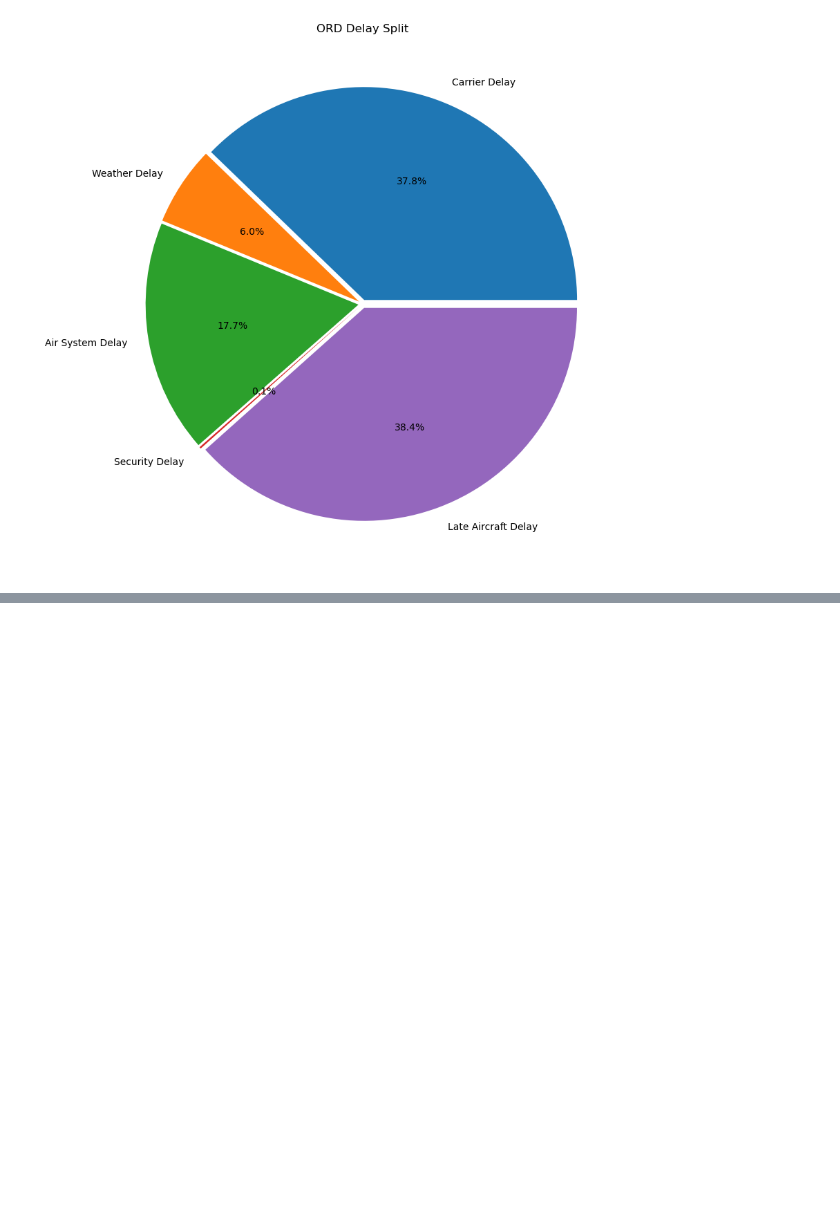
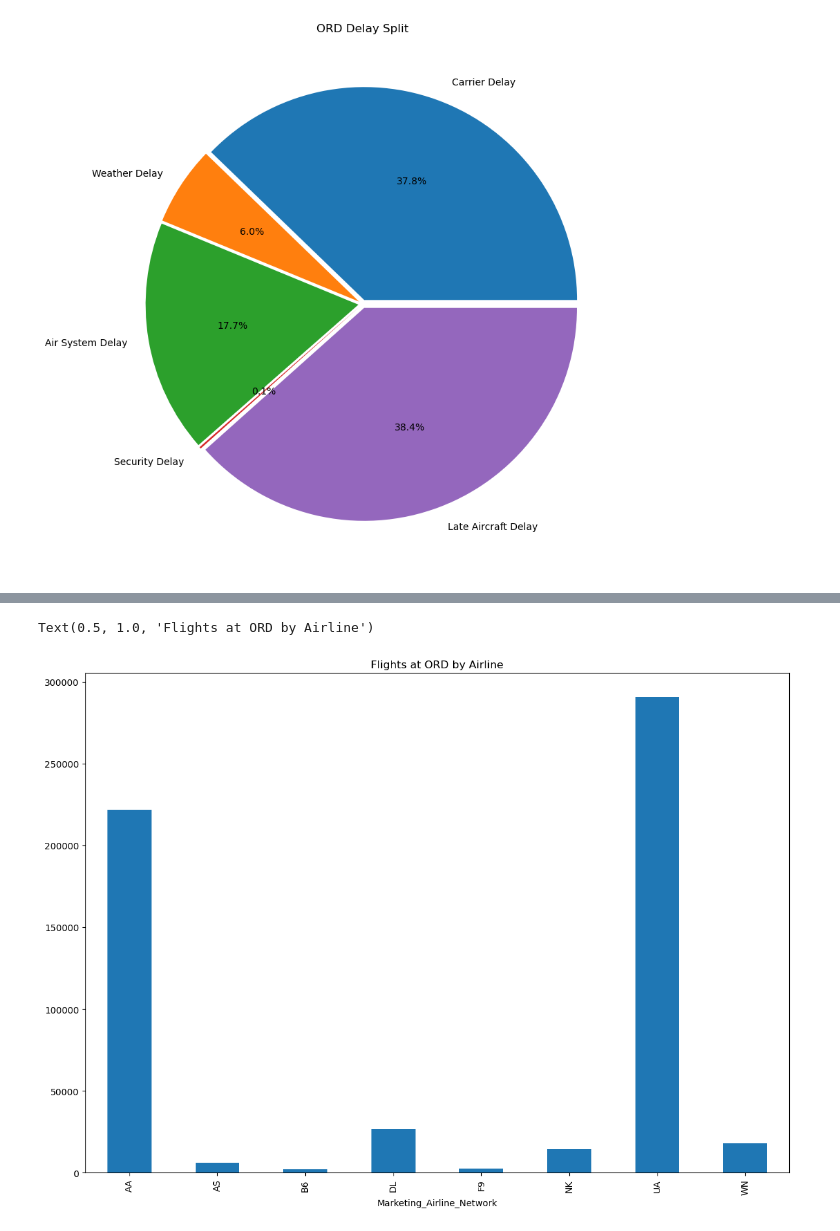
Before and after one commit to atramirez/Flight-Delays-Capstone, a Jupyter notebook: notebooks/eda.ipynb, the cells around one changed output, grey strips where cells are left out. Cells and saved outputs as stored; diff of their text form; code cells hidden in the pictures; blank space fills up the shorter version.

```diff
--- a/notebooks/eda.ipynb
+++ b/notebooks/eda.ipynb
@@ -149,0 +192,3 @@ ord_delay_types_df = ord_delays_df[['Month','CarrierDelay', 'WeatherDelay', 'Sec
+# %%
+airline_nums = ord_df.groupby(by='Marketing_Airline_Network').count()
+airline_nums.head()
@@ -149,0 +204,10 @@ ord_delay_types_df = ord_delays_df[['Month','CarrierDelay', 'WeatherDelay', 'Sec
+# %%
+# a little weird of a way to do this but we can see how many entries of year there is per airline
+fig, ax1 = plt.subplots(1,1, figsize=(14,10))
+
+airline_nums_flights = airline_nums['Year']
+airline_nums_flights.plot.bar(ax=ax1)
+ax1.set_title("Flights at ORD by Airline")
+# %% [output]
+Text(0.5, 1.0, 'Flights at ORD by Airline')
+[figure, added]
```
Also changed, not shown: parts of 17 cells of this notebook.
